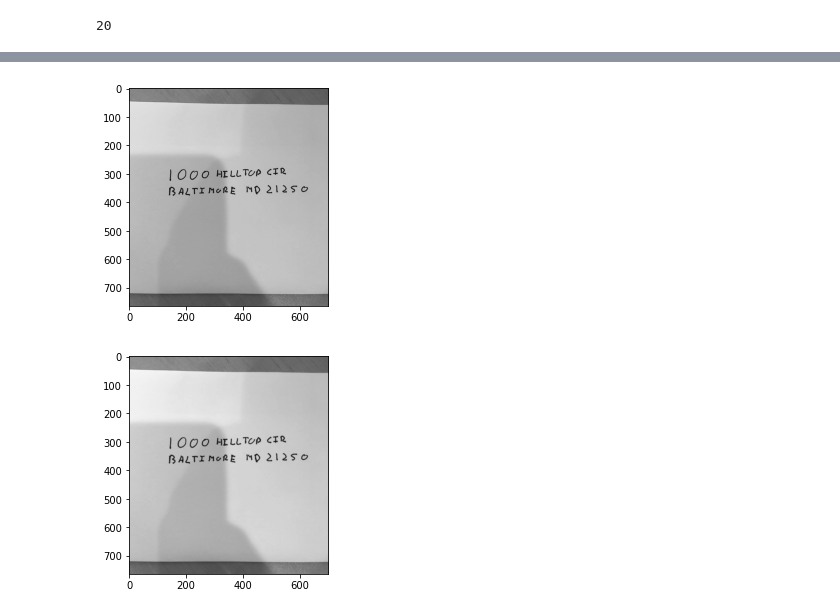
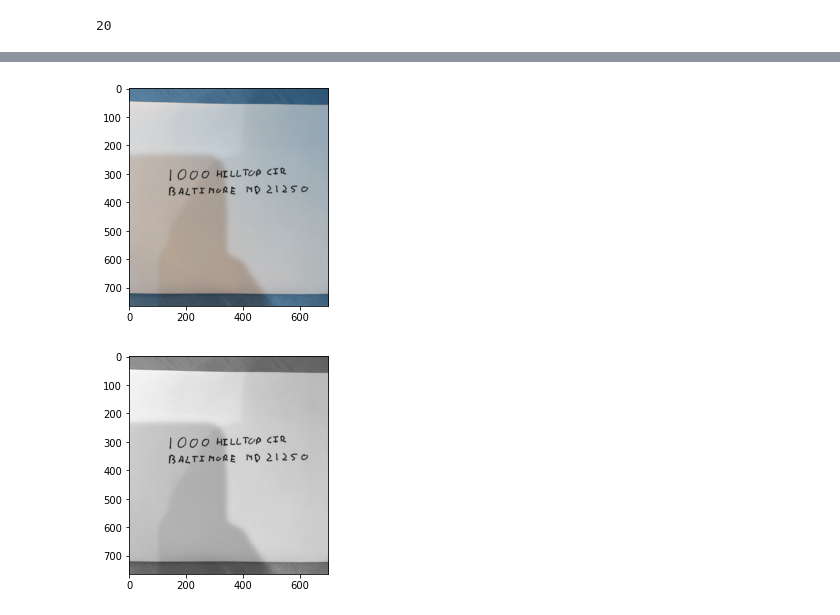
Before and after one commit to PN-picsell/ia_cloud, a Jupyter notebook: FRANTZ_Corentin/tp3_wordDetection/main.ipynb, the cells around one changed output, grey strips where cells are left out. Cells and saved outputs as stored; diff of their text form; code cells hidden in the pictures.

```diff
--- a/FRANTZ_Corentin/tp3_wordDetection/main.ipynb
+++ b/FRANTZ_Corentin/tp3_wordDetection/main.ipynb
@@ -320,10 +277,10 @@ plt.imshow(X_test[77])
 # %%
 input_image = cv.imread("umbc_address.png")
-imgray = cv.cvtColor(input_image, cv.COLOR_BGR2GRAY)
-#ret,imgray = cv.threshold(imgray,140,255,cv.THRESH_BINARY)
-plt.imshow(imgray, cmap='gray')
+convolImage = cv.filter2D(input_image, -1, box_kernel)
+
+plt.imshow(convolImage)
 plt.show()
 # %% [output]
-[figure, old version]
+[figure, new version]
 # %%
 # cv.cvtcolor supprime la dimension couleur de l'image donc image est en noir et blanc
```
Also changed, not shown: parts of 31 cells of this notebook, 29 other files.
